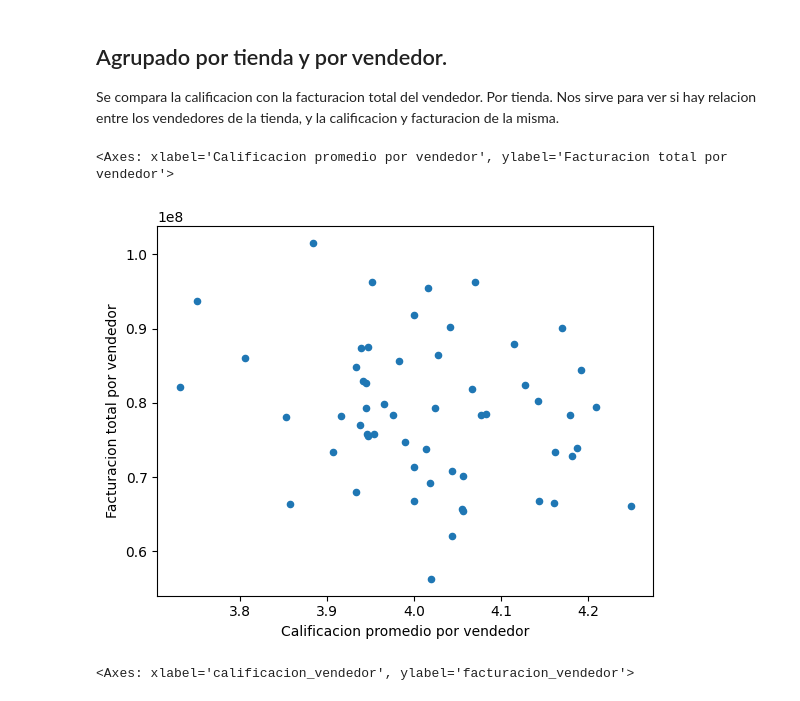
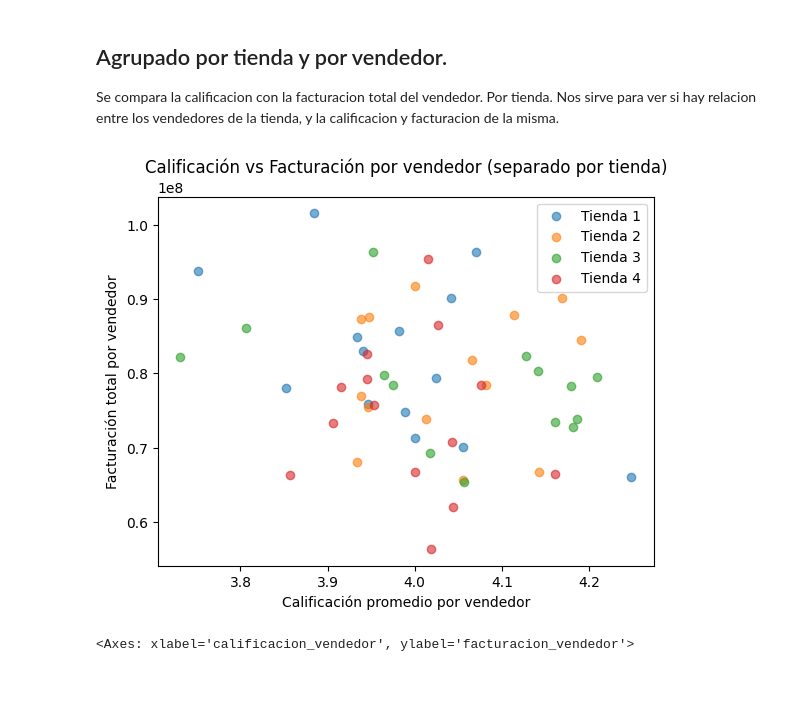
Before and after one commit to Mora5020/Desafio-Alura-Store, a Jupyter notebook: AluraStoreLatam.ipynb, the cells around one changed output. Saved outputs shown, nothing was run; the diff lists cells and outputs as text; code cells hidden in the pictures.

```diff
--- a/AluraStoreLatam.ipynb
+++ b/AluraStoreLatam.ipynb
@@ -664,18 +592,34 @@ Nos sirve para ver si hay relacion entre los vendedores de la tienda, y la calif
 # %%
 '''
 ventas.groupby('Vendedor').agg(
     Promedio_Calificacion = ('Calificación', 'mean'),
     Volumen = ('Producto', 'count')
 ).plot(kind='scatter', x='Promedio_Calificacion', y='Volumen')
 '''
 df_vendedores = df_total.groupby(['Tienda','Vendedor']).agg(
     calificacion_vendedor = ('Calificación', 'mean'),
     facturacion_vendedor = ('Precio', 'sum')
 ).sort_values(by='facturacion_vendedor')
-df_vendedores.plot(kind='scatter', x='calificacion_vendedor', y='facturacion_vendedor', xlabel='Calificacion promedio por vendedor', ylabel='Facturacion total por vendedor')
+
+df_plot = df_vendedores.reset_index()
+
+import matplotlib.pyplot as plt
+
+for tienda, datos in df_plot.groupby('Tienda'):
+    plt.scatter(
+        datos['calificacion_vendedor'],
+        datos['facturacion_vendedor'],
+        label=tienda,
+        alpha=0.6
+    )
+
+plt.xlabel('Calificación promedio por vendedor')
+plt.ylabel('Facturación total por vendedor')
+plt.title('Calificación vs Facturación por vendedor (separado por tienda)')
+plt.legend()
+plt.show()
 # %% [output]
-<Axes: xlabel='Calificacion promedio por vendedor', ylabel='Facturacion total por vendedor'>
-[figure, old version]
+[figure, new version]
 # %%
 import seaborn as sns
 
```
Also changed, not shown: parts of 33 cells of this notebook.
